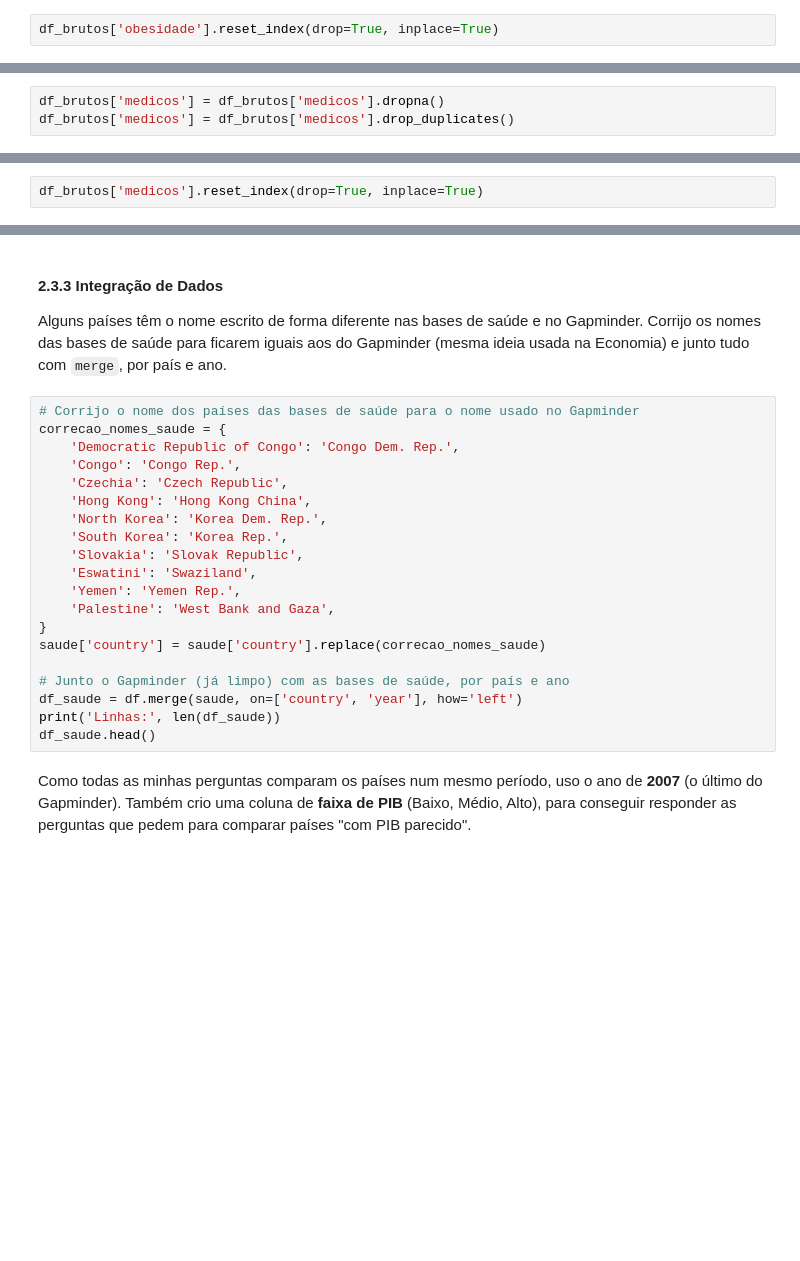
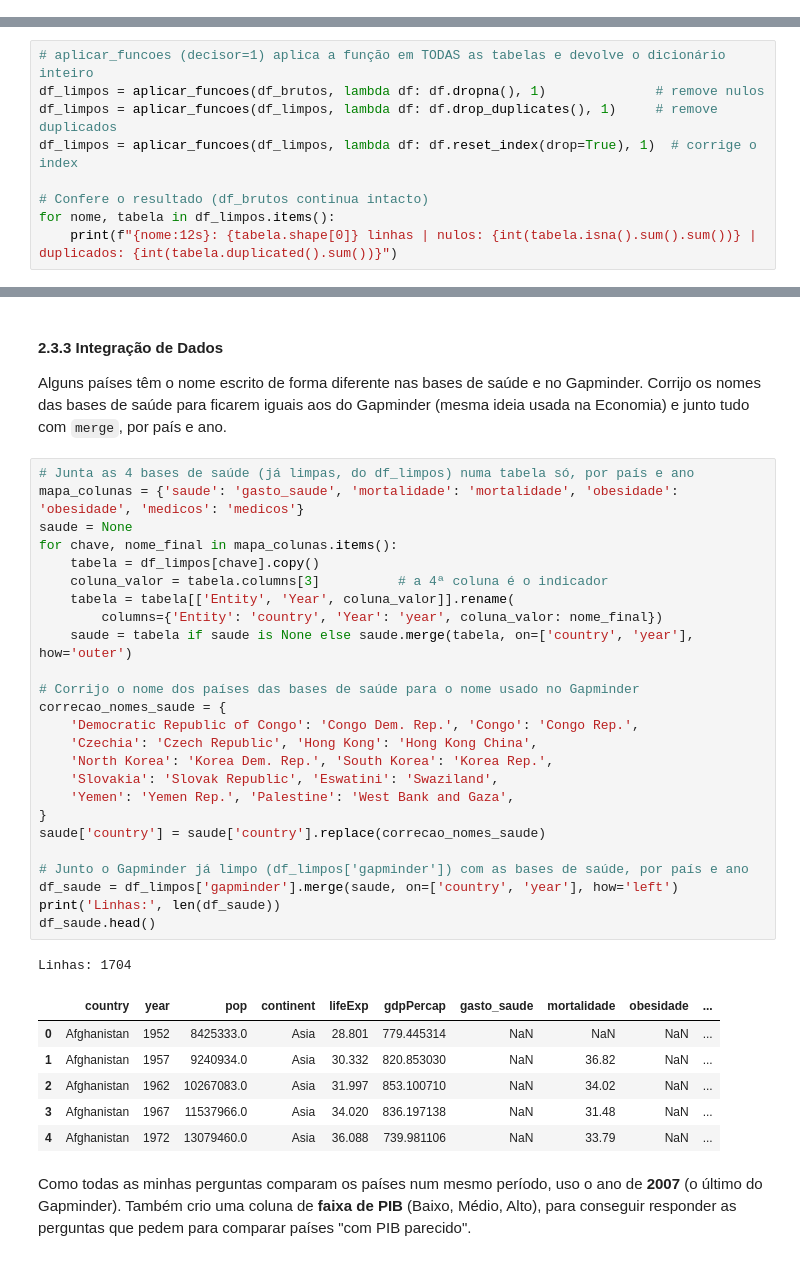
Before and after one commit to AndremRb/Analise-do-Desenvolvimento-Humano-e-Global, a Jupyter notebook: Notebook/Template_Gapminder_Analise_Exploratoria.ipynb, the cells around one changed output, grey strips where cells are left out. Cells and saved outputs as stored; diff of their text form; blank space fills up the shorter version.

Commit message:
Reorganiza limpeza da parte de Saude: perfilamento por base (2.3.2.0 a 2.3.2.4) + limpeza unica com df_limpos (2.3.2.5) e integracao montando a tabela saude a partir do df_limpos

```diff
--- a/Notebook/Template_Gapminder_Analise_Exploratoria.ipynb
+++ b/Notebook/Template_Gapminder_Analise_Exploratoria.ipynb
@@ -931,2 +417,0 @@ Agora nós corrigimos o INDEX da tabela após eliminarmos algumas linhas .
-# %%
-df_brutos['obesidade'].reset_index(drop=True, inplace=True)
@@ -1035,3 +417,0 @@ Nessa etapa nós eliminamos os duplicados e NULL
-# %%
-df_brutos['medicos'] = df_brutos['medicos'].dropna()
-df_brutos['medicos'] = df_brutos['medicos'].drop_duplicates()
@@ -1058,2 +417,0 @@ Agora nós corrigimos o INDEX da tabela após eliminarmos algumas linhas .
-# %%
-df_brutos['medicos'].reset_index(drop=True, inplace=True)
@@ -1072,0 +926,9 @@ dtype: int64
+# %%
+# aplicar_funcoes (decisor=1) aplica a função em TODAS as tabelas e devolve o dicionário inteiro
+df_limpos = aplicar_funcoes(df_brutos, lambda df: df.dropna(), 1)              # remove nulos
+df_limpos = aplicar_funcoes(df_limpos, lambda df: df.drop_duplicates(), 1)     # remove duplicados
+df_limpos = aplicar_funcoes(df_limpos, lambda df: df.reset_index(drop=True), 1)  # corrige o index
+
+# Confere o resultado (df_brutos continua intacto)
+for nome, tabela in df_limpos.items():
+    print(f"{nome:12s}: {tabela.shape[0]} linhas | nulos: {int(tabela.isna().sum().sum())} | duplicados: {int(tabela.duplicated().sum())}")
@@ -1076,26 +945,39 @@ dtype: int64
 Alguns países têm o nome escrito de forma diferente nas bases de saúde e no Gapminder. Corrijo os
 nomes das bases de saúde para ficarem iguais aos do Gapminder (mesma ideia usada na Economia) e junto
 tudo com `merge`, por país e ano.
-# %%
-# Corrijo o nome dos países das bases de saúde para o nome usado no Gapminder
-correcao_nomes_saude = {
-    'Democratic Republic of Congo': 'Congo Dem. Rep.',
-    'Congo': 'Congo Rep.',
-    'Czechia': 'Czech Republic',
-    'Hong Kong': 'Hong Kong China',
-    'North Korea': 'Korea Dem. Rep.',
-    'South Korea': 'Korea Rep.',
-    'Slovakia': 'Slovak Republic',
-    'Eswatini': 'Swaziland',
-    'Yemen': 'Yemen Rep.',
-    'Palestine': 'West Bank and Gaza',
-}
-saude['country'] = saude['country'].replace(correcao_nomes_saude)
-
-# Junto o Gapminder (já limpo) com as bases de saúde, por país e ano
-df_saude = df.merge(saude, on=['country', 'year'], how='left')
-print('Linhas:', len(df_saude))
-df_saude.head()
+# %%
+# Junta as 4 bases de saúde (já limpas, do df_limpos) numa tabela só, por país e ano
+mapa_colunas = {'saude': 'gasto_saude', 'mortalidade': 'mortalidade', 'obesidade': 'obesidade', 'medicos': 'medicos'}
+saude = None
+for chave, nome_final in mapa_colunas.items():
+    tabela = df_limpos[chave].copy()
+    coluna_valor = tabela.columns[3]          # a 4ª coluna é o indicador
+    tabela = tabela[['Entity', 'Year', coluna_valor]].rename(
+        columns={'Entity': 'country', 'Year': 'year', coluna_valor: nome_final})
+    saude = tabela if saude is None else saude.merge(tabela, on=['country', 'year'], how='outer')
+
+# Corrijo o nome dos países das bases de saúde para o nome usado no Gapminder
+correcao_nomes_saude = {
+    'Democratic Republic of Congo': 'Congo Dem. Rep.', 'Congo': 'Congo Rep.',
+    'Czechia': 'Czech Republic', 'Hong Kong': 'Hong Kong China',
+    'North Korea': 'Korea Dem. Rep.', 'South Korea': 'Korea Rep.',
+    'Slovakia': 'Slovak Republic', 'Eswatini': 'Swaziland',
+    'Yemen': 'Yemen Rep.', 'Palestine': 'West Bank and Gaza',
+}
+saude['country'] = saude['country'].replace(correcao_nomes_saude)
+
+# Junto o Gapminder já limpo (df_limpos['gapminder']) com as bases de saúde, por país e ano
+df_saude = df_limpos['gapminder'].merge(saude, on=['country', 'year'], how='left')
+print('Linhas:', len(df_saude))
+df_saude.head()
+# %% [output]
+Linhas: 1704
+|  | country | year | pop | continent | lifeExp | gdpPercap | gasto_saude | mortalidade | obesidade | ... |
+| 0 | Afghanistan | 1952 | 8425333.0 | Asia | 28.801 | 779.445314 | NaN | NaN | NaN | ... |
+| 1 | Afghanistan | 1957 | 9240934.0 | Asia | 30.332 | 820.853030 | NaN | 36.82 | NaN | ... |
+| 2 | Afghanistan | 1962 | 10267083.0 | Asia | 31.997 | 853.100710 | NaN | 34.02 | NaN | ... |
+| 3 | Afghanistan | 1967 | 11537966.0 | Asia | 34.020 | 836.197138 | NaN | 31.48 | NaN | ... |
+| 4 | Afghanistan | 1972 | 13079460.0 | Asia | 36.088 | 739.981106 | NaN | 33.79 | NaN | ... |
 # %% [markdown]
 Como todas as minhas perguntas comparam os países num mesmo período, uso o ano de **2007** (o último
 do Gapminder). Também crio uma coluna de **faixa de PIB** (Baixo, Médio, Alto), para conseguir
```
Also changed, not shown: parts of 195 cells of this notebook.
